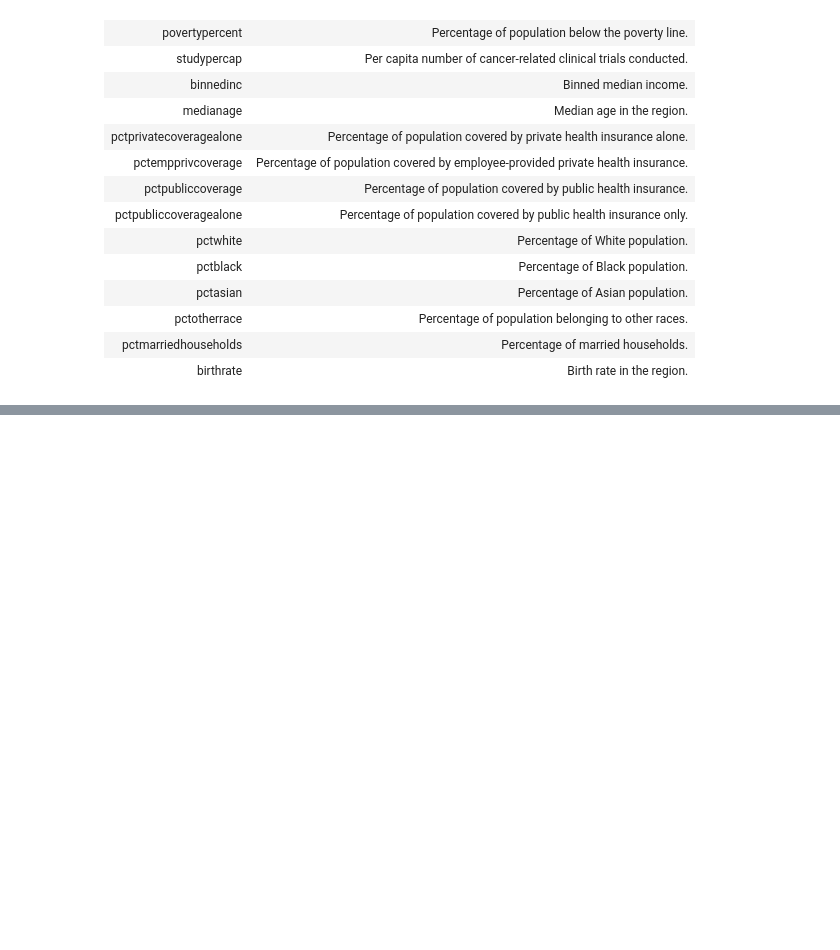
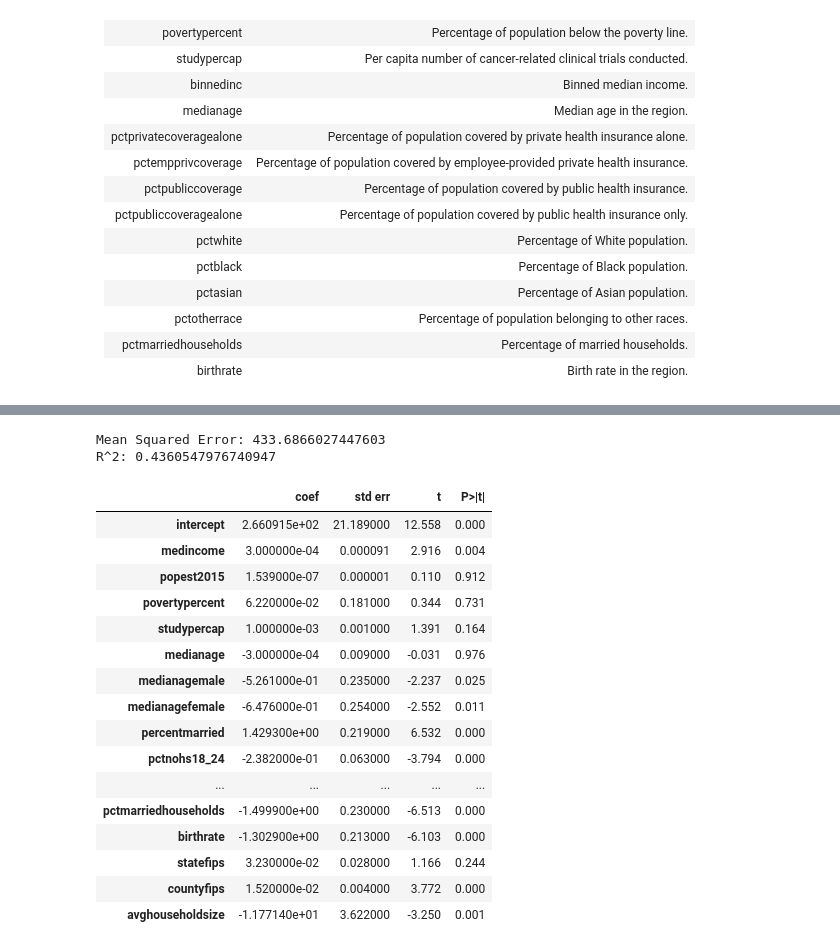
Before and after one commit to cake-dev/AdvDataScience, a Jupyter notebook: Cancer_Project.ipynb, the cells around one changed output, grey strips where cells are left out. Cells and saved outputs as stored; diff of their text form; code cells hidden in the pictures; blank space fills up the shorter version.

```diff
--- a/Cancer_Project.ipynb
+++ b/Cancer_Project.ipynb
@@ -113,0 +170,71 @@ cancer_stats
+# %%
+# we now create our feature matrix X and target vector y
+X = cancer_stats_reduced.drop(columns=['target_deathrate', 'incidencerate', 'avganncount', 'avgdeathsperyear'])
+y = cancer_stats_reduced['target_deathrate']
+
+# split data into training and test sets
+from sklearn.model_selection import train_test_split
+X_train, X_test, y_train, y_test = train_test_split(X, y, test_size=0.2, random_state=42)
+
+col_names = X.columns
+
+# scale data
+from sklearn.preprocessing import StandardScaler
+scaler = StandardScaler()
+X_train_scaled = scaler.fit_transform(X_train)
+X_test_scaled = scaler.transform(X_test)
+
+X_train_scaled = pd.DataFrame(X_train_scaled, columns=col_names)
+X_test_scaled = pd.DataFrame(X_test_scaled, columns=col_names)
+
+# linear regression
+from sklearn.linear_model import LinearRegression
+from sklearn.metrics import mean_squared_error
+from sklearn.metrics import r2_score
+
+lr = LinearRegression()
+lr.fit(X_train_scaled, y_train)
+y_pred = lr.predict(X_test_scaled)
+mse = mean_squared_error(y_test, y_pred)
+r2 = r2_score(y_test, y_pred)
+print(f'Mean Squared Error: {mse}')
+print(f'R^2: {r2}')
+# %% [output]
+Mean Squared Error: 433.6866027447603
+R^2: 0.4360547976740947
+# %%
+import pandas as pd
+import numpy as np
+import matplotlib.pyplot as plt
+
+import statsmodels.api as sm
+from statsmodels.stats.outliers_influence \
+     import variance_inflation_factor as VIF
+from statsmodels.stats.anova import anova_lm
+from ISLP.models import (ModelSpec as MS,
+                         summarize,
+                         poly)
+
+X_X = MS(X.columns).fit_transform(X)
+y_y = y
+model = sm.OLS(y_y, X_X)
+results = model.fit()
+summarize(results)
+# %% [output]
+|  | coef | std err | t | P>|t| |
+| intercept | 2.660915e+02 | 21.189000 | 12.558 | 0.000 |
+| medincome | 3.000000e-04 | 0.000091 | 2.916 | 0.004 |
+| popest2015 | 1.539000e-07 | 0.000001 | 0.110 | 0.912 |
+| povertypercent | 6.220000e-02 | 0.181000 | 0.344 | 0.731 |
+| studypercap | 1.000000e-03 | 0.001000 | 1.391 | 0.164 |
+| medianage | -3.000000e-04 | 0.009000 | -0.031 | 0.976 |
+| medianagemale | -5.261000e-01 | 0.235000 | -2.237 | 0.025 |
+| medianagefemale | -6.476000e-01 | 0.254000 | -2.552 | 0.011 |
+| percentmarried | 1.429300e+00 | 0.219000 | 6.532 | 0.000 |
+| pctnohs18_24 | -2.382000e-01 | 0.063000 | -3.794 | 0.000 |
+| ... | ... | ... | ... | ... |
+| pctmarriedhouseholds | -1.499900e+00 | 0.230000 | -6.513 | 0.000 |
+| birthrate | -1.302900e+00 | 0.213000 | -6.103 | 0.000 |
+| statefips | 3.230000e-02 | 0.028000 | 1.166 | 0.244 |
+| countyfips | 1.520000e-02 | 0.004000 | 3.772 | 0.000 |
+| avghouseholdsize | -1.177140e+01 | 3.622000 | -3.250 | 0.001 |
```
Also changed, not shown: parts of 11 cells of this notebook.
